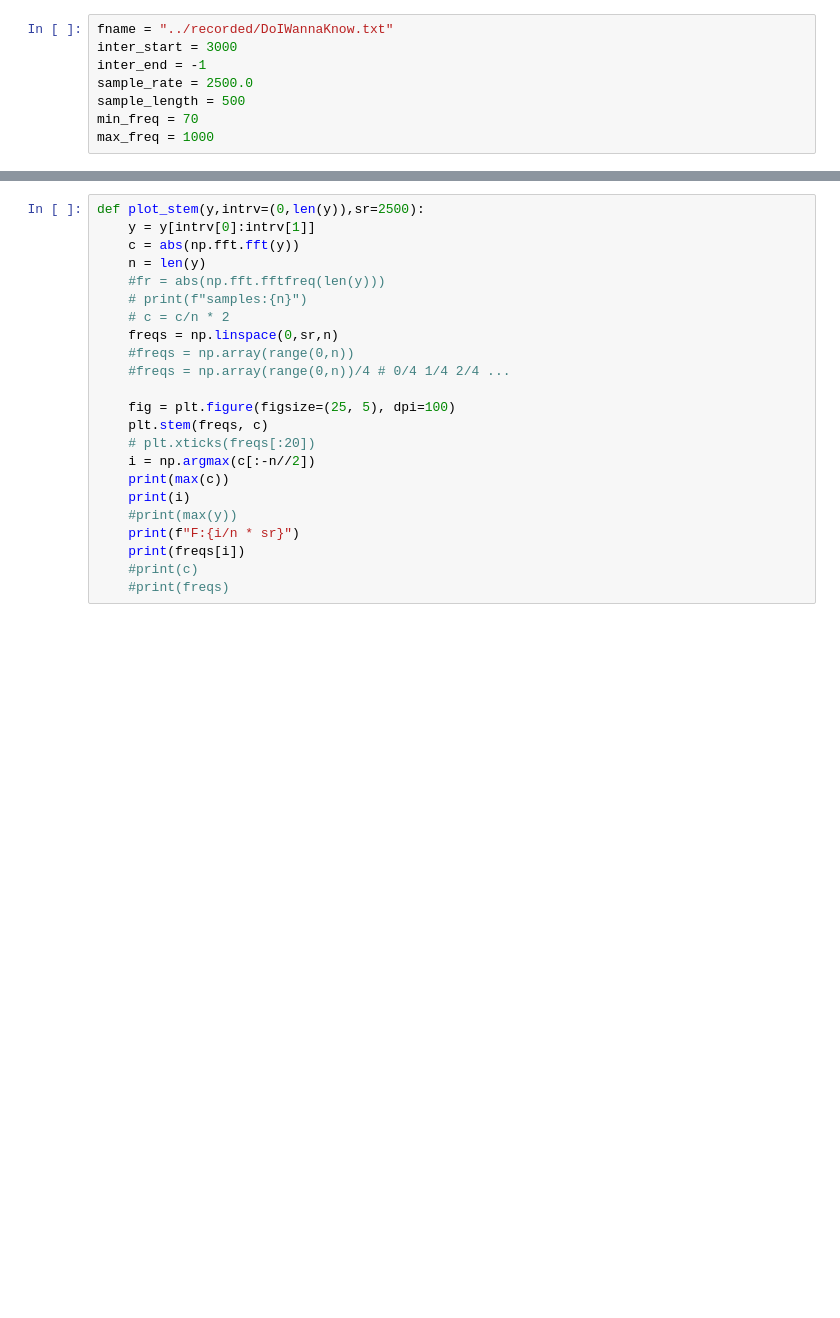
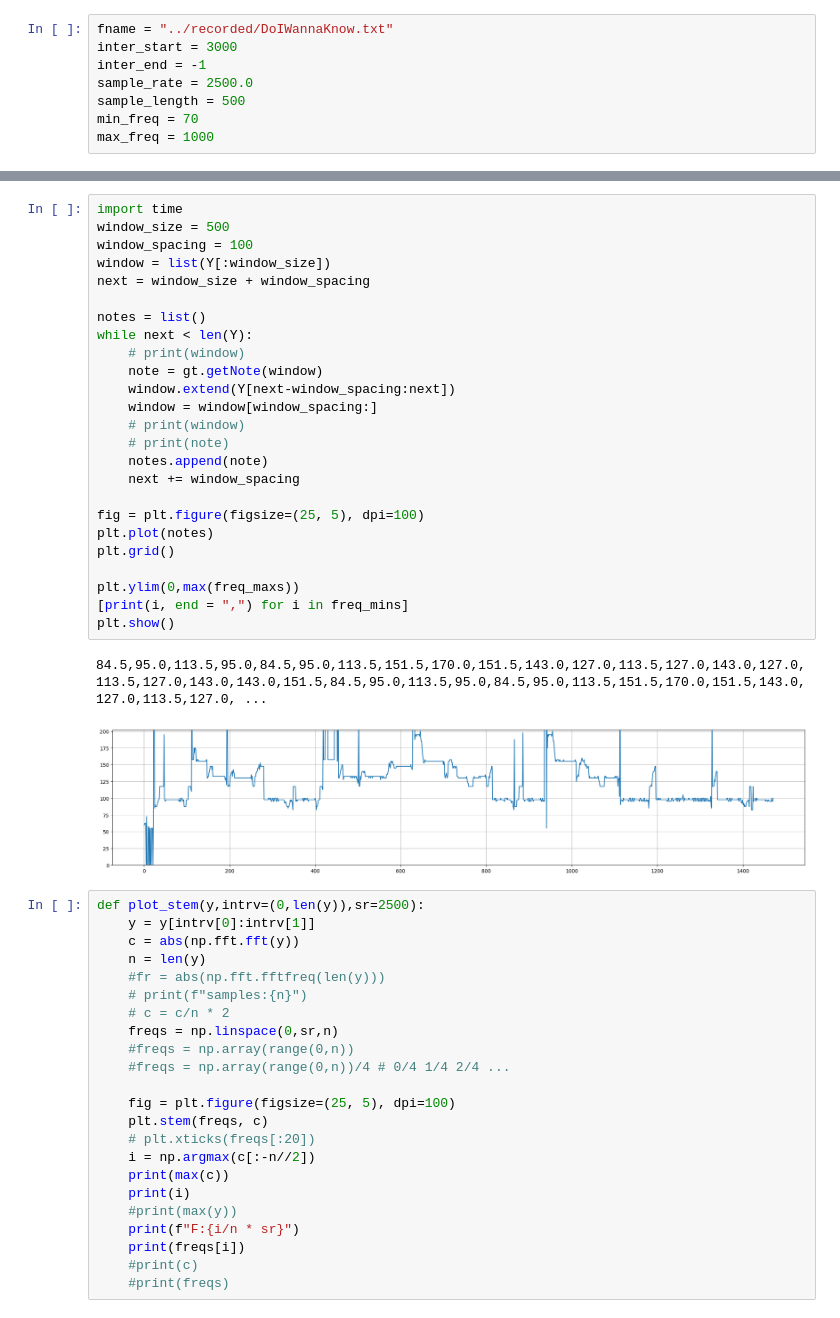
Before and after one commit to KotekKacper/GuitarTrainer, a Jupyter notebook: fft/demo.ipynb, the cells around one changed output, grey strips where cells are left out. Drawn from its saved outputs; the diff is of its cells as text; blank space fills up the shorter version.

Commit message:
Reading by a window

```diff
--- a/fft/demo.ipynb
+++ b/fft/demo.ipynb
@@ -172,3 +181,31 @@ print(freq_ls)
+# %%
+import time
+window_size = 500
+window_spacing = 100
+window = list(Y[:window_size])
+next = window_size + window_spacing
+
+notes = list()
+while next < len(Y):
+    # print(window)
+    note = gt.getNote(window)
+    window.extend(Y[next-window_spacing:next])
+    window = window[window_spacing:]
+    # print(window)
+    # print(note)
+    notes.append(note)
+    next += window_spacing
+
+fig = plt.figure(figsize=(25, 5), dpi=100)
+plt.plot(notes)
+plt.grid()
+
+plt.ylim(0,max(freq_maxs))
+[print(i, end = ",") for i in freq_mins]
+plt.show()
+# %% [output]
+84.5,95.0,113.5,95.0,84.5,95.0,113.5,151.5,170.0,151.5,143.0,127.0,113.5,127.0,143.0,127.0,113.5,127.0,143.0,143.0,151.5,84.5,95.0,113.5,95.0,84.5,95.0,113.5,151.5,170.0,151.5,143.0,127.0,113.5,127.0, ...
+[figure, added]
 # %%
 def plot_stem(y,intrv=(0,len(y)),sr=2500):
     y = y[intrv[0]:intrv[1]]
```
Also changed, not shown: parts of 4 cells of this notebook, 1 other file.
